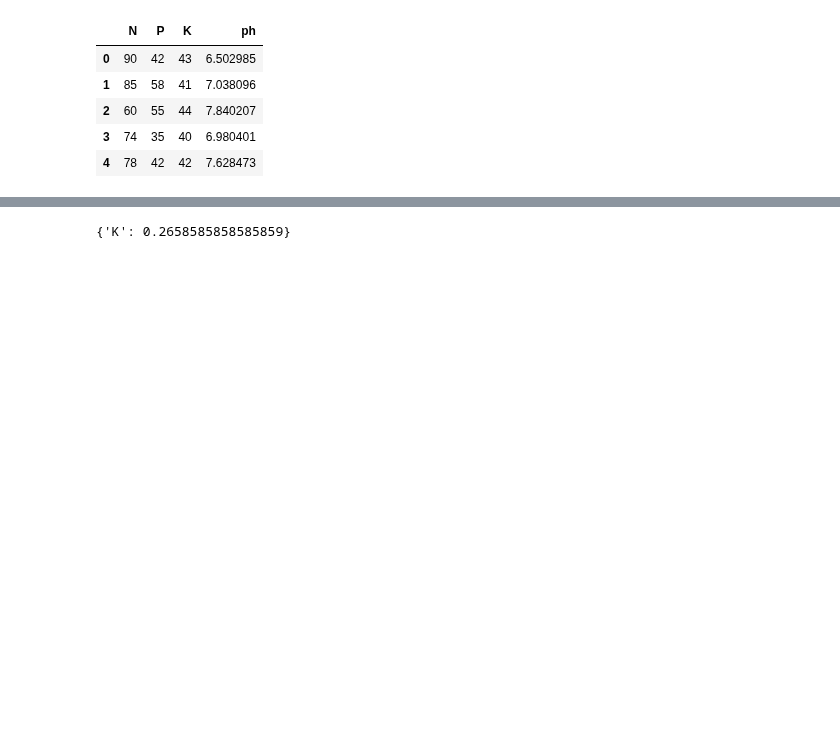
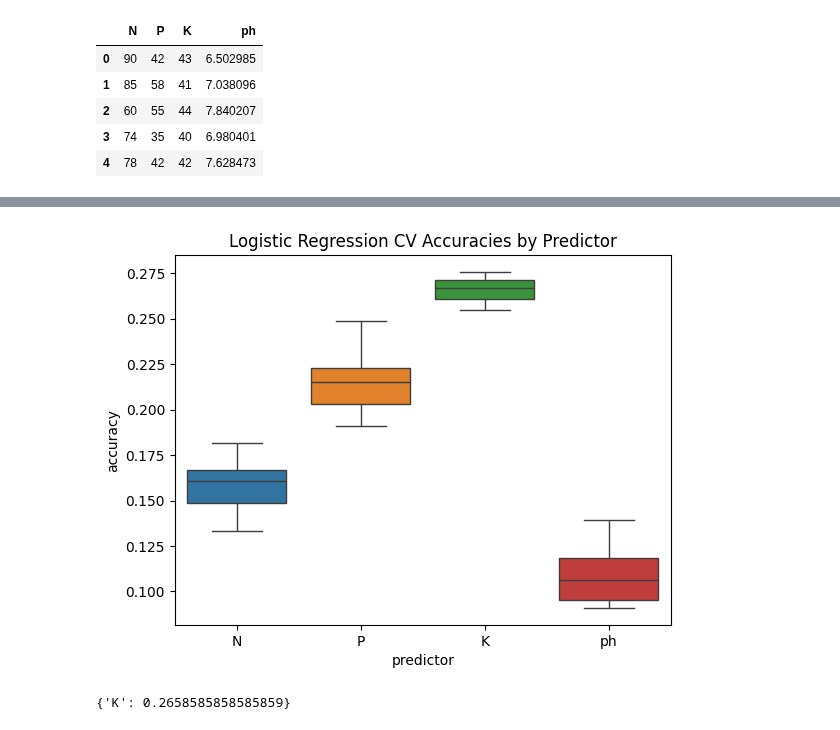
Before and after one commit to MichaelSzczepaniak/DataCamp, a Jupyter notebook: Tracks/Associate Data Scientist/33 Project 9 - Predictive Modeling for Agriculture/PredictiveModelingForAg.ipynb, the cells around one changed output, grey strips where cells are left out. Cells and saved outputs as stored; diff of their text form; code cells hidden in the pictures; blank space fills up the shorter version.

```diff
--- a/Tracks/Associate Data Scientist/33 Project 9 - Predictive Modeling for Agriculture/PredictiveModelingForAg.ipynb
+++ b/Tracks/Associate Data Scientist/33 Project 9 - Predictive Modeling for Agriculture/PredictiveModelingForAg.ipynb
@@ -239,0 +245,7 @@ best predictor by cross entropy is P with cross entropy of -2.0891681007068894
+# %%
+# print(len(accuracies_cv_all))
+# print(len(accuracies_cv_preds))
+#
+df_acc_by_pred = pd.DataFrame({'predictor': accuracies_cv_preds,
+                               'accuracy': accuracies_cv_all})
+df_acc_by_pred.head(17)
@@ -240,3 +271,10 @@ best predictor by cross entropy is P with cross entropy of -2.0891681007068894
+# %%
+logistic_reg_final_plot = sns.boxplot(data=df_acc_by_pred, x='predictor', y='accuracy', hue='predictor')
+# print(type(logistic_reg_final_plot))  # <class 'matplotlib.axes._axes.Axes'>
+logistic_reg_final_plot.set_title("Logistic Regression CV Accuracies by Predictor")
+plt.show()
+# %% [output]
+[figure, added]
 # %%
 best_predictive_feature = {best_acc_pred: best_accuracy}
 print(best_predictive_feature)
```
Also changed, not shown: parts of 13 cells of this notebook.
